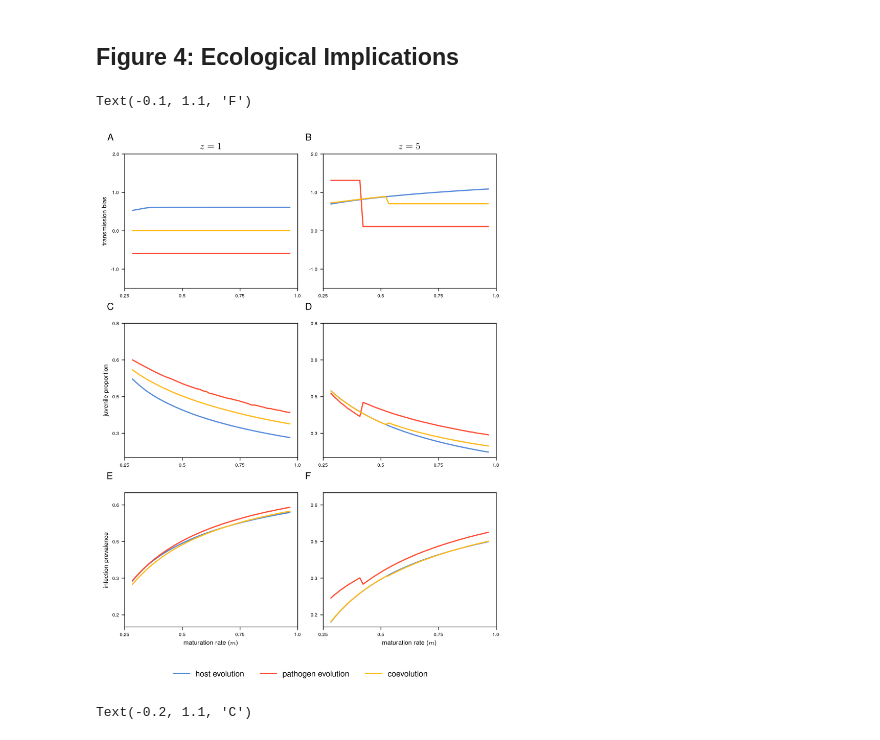
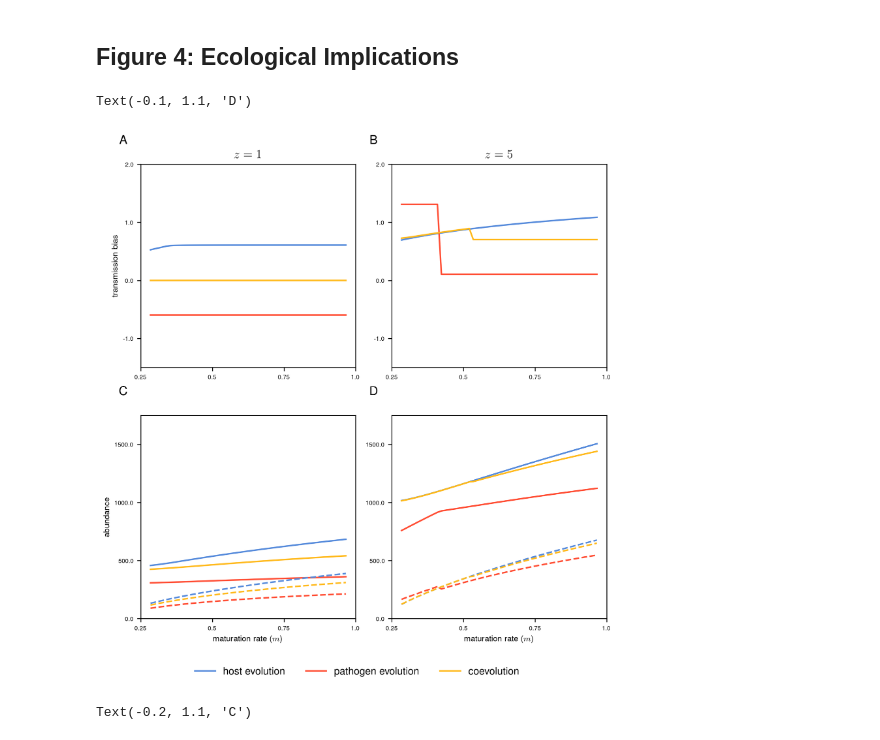
Before and after one commit to svhulse/transmission-coevolution, a Jupyter notebook: figures.ipynb, the cells around one changed output. Drawn from its saved outputs; the diff is of its cells as text; code cells hidden in the pictures.

```diff
--- a/figures.ipynb
+++ b/figures.ipynb
@@ -222,7 +229,7 @@ fig.savefig('figures/fig_3.svg')
 # %% [markdown]
 ## Figure 4: Ecological Implications
 # %%
-fig, ax = plt.subplots(figsize=(7, 9), ncols=2, nrows=3, layout='compressed')
+fig, ax = plt.subplots(figsize=(7, 7), ncols=2, nrows=2, layout='compressed')
 
 z_1 = 1
 z_2 = 5
@@ -251,14 +258,6 @@ Sj_h, Sa_h, Ij_h, Ia_h = host_raster.abundance()
 Sj_p, Sa_p, Ij_p, Ia_p = path_raster.abundance()
 Sj_c, Sa_c, Ij_c, Ia_c = coevol_raster.abundance()
 
-Sj_prop_host = Sj_h / (Sj_h+Sa_h)
-Sj_prop_path = Sj_p / (Sj_p+Sa_p)
-Sj_prop_coevol = Sj_c / (Sj_c+Sa_c)
-
-prev_host = (Ij_h+Ia_h) / (Sj_h+Sa_h+Ij_h+Ia_h)
-prev_path = (Ij_p+Ia_p) / (Sj_p+Sa_p+Ij_p+Ia_p)
-prev_coevol = (Ij_c+Ia_c) / (Sj_c+Sa_c+Ij_c+Ia_c)
-
 ax[0,0].plot(host_ratio[ind_1,:], label='host evolution', color=host_color)
 ax[0,0].plot(path_ratio[ind_1,:], label='pathogen evolution', color=path_color)
 ax[0,0].plot(coevol_ratio[ind_1,:], label='coevolution', color=coevol_color)
@@ -267,59 +266,53 @@ ax[0,1].plot(host_ratio[ind_2,:], label='host evolution', color=host_color)
 ax[0,1].plot(path_ratio[ind_2,:], label='pathogen evolution', color=path_color)
 ax[0,1].plot(coevol_ratio[ind_2,:], label='coevolution', color=coevol_color)
 
-ax[1,0].plot(Sj_prop_host[ind_1,:], label='host evolution', color=host_color)
-ax[1,0].plot(Sj_prop_path[ind_1,:], label='pathogen evolution', color=path_color)
-ax[1,0].plot(Sj_prop_coevol[ind_1,:], label='coevolution', color=coevol_color)
+ax[1,0].plot((Sj_h+Sa_h+Ij_h+Ia_h)[ind_1,:], label='host evolution', color=host_color)
+ax[1,0].plot((Sj_p+Sa_p+Ij_p+Ia_p)[ind_1,:], label='pathogen evolution', color=path_color)
+ax[1,0].plot((Sj_c+Sa_c+Ij_c+Ia_c)[ind_1,:], label='coevolution', color=coevol_color)
 
-ax[1,1].plot(Sj_prop_host[ind_2,:], label='host evolution', color=host_color)
-ax[1,1].plot(Sj_prop_path[ind_2,:], label='pathogen evolution', color=path_color)
-ax[1,1].plot(Sj_prop_coevol[ind_2,:], label='coevolution', color=coevol_color)
+ax[1,1].plot((Sj_h+Sa_h+Ij_h+Ia_h)[ind_2,:], label='host evolution', color=host_color)
+ax[1,1].plot((Sj_p+Sa_p+Ij_p+Ia_p)[ind_2,:], label='pathogen evolution', color=path_color)
+ax[1,1].plot((Sj_c+Sa_c+Ij_c+Ia_c)[ind_2,:], label='coevolution', color=coevol_color)
 
-ax[2,0].plot(prev_host[ind_1,:], label='host evolution', color=host_color)
-ax[2,0].plot(prev_path[ind_1,:], label='pathogen evolution', color=path_color)
-ax[2,0].plot(prev_coevol[ind_1,:], label='coevolution', color=coevol_color)
+ax[1,0].plot((Ij_h + Ia_h)[ind_1,:], linestyle='--', label='host evolution', color=host_color)
+ax[1,0].plot((Ij_p + Ia_p)[ind_1,:], linestyle='--', label='pathogen evolution', color=path_color)
+ax[1,0].plot((Ij_c + Ia_c)[ind_1,:], linestyle='--', label='coevolution', color=coevol_color)
 
-ax[2,1].plot(prev_host[ind_2,:], label='host evolution', color=host_color)
-ax[2,1].plot(prev_path[ind_2,:], label='pathogen evolution', color=path_color)
-ax[2,1].plot(prev_coevol[ind_2,:], label='coevolution', color=coevol_color)
+ax[1,1].plot((Ij_h + Ia_h)[ind_2,:], linestyle='--', label='host evolution', color=host_color)
+ax[1,1].plot((Ij_p + Ia_p)[ind_2,:], linestyle='--', label='pathogen evolution', color=path_color)
+ax[1,1].plot((Ij_c + Ia_c)[ind_2,:], linestyle='--', label='coevolution', color=coevol_color)
 
 ax[0,0].set_ylim(-1.5, 2)
 ax[0,1].set_ylim(-1.5, 2)
 
-ax[1,0].set_ylim(0.2, 0.75)
-ax[1,1].set_ylim(0.2, 0.75)
-
-ax[2,0].set_ylim(0.1, 0.65)
-ax[2,1].set_ylim(0.1, 0.65)
+ax[1,0].set_ylim(0, 1750)
+ax[1,1].set_ylim(0, 1750)
 
 for axis in ax.reshape(-1):
     axis.yaxis.set_major_locator(matplotlib.ticker.MaxNLocator(nbins=4))
     axis.yaxis.set_major_formatter(matplotlib.ticker.FormatStrFormatter('%.1f'))
 
 ax[0,0].set_title(r'$z=1$')
 ax[0,1].set_title(r'$z=5$')
 
 ax[0,0].set_ylabel('transmission bias')
-ax[1,0].set_ylabel('juvenile proportion')
-ax[2,0].set_ylabel('infection prevalence')
+ax[1,0].set_ylabel('abundance')
 
-ax[2,0].set_xlabel(r'maturation rate ($m$)')
-ax[2,1].set_xlabel(r'maturation rate ($m$)')
+ax[1,0].set_xlabel(r'maturation rate ($m$)')
+ax[1,1].set_xlabel(r'maturation rate ($m$)')
 
 for axis in ax.reshape(-1): label_xaxis(axis)
 
 lines, labels = ax[0,0].get_legend_handles_labels()
 fig.legend(lines, labels, ncol=3, loc='center', bbox_to_anchor=(0.5, -0.05), frameon=False)
 
 ax[0,0].annotate("A", xy=(-0.1, 1.1), xycoords="axes fraction", fontsize=plot_label_size)
 ax[0,1].annotate("B", xy=(-0.1, 1.1), xycoords="axes fraction", fontsize=plot_label_size)
 ax[1,0].annotate("C", xy=(-0.1, 1.1), xycoords="axes fraction", fontsize=plot_label_size)
 ax[1,1].annotate("D", xy=(-0.1, 1.1), xycoords="axes fraction", fontsize=plot_label_size)
-ax[2,0].annotate("E", xy=(-0.1, 1.1), xycoords="axes fraction", fontsize=plot_label_size)
-ax[2,1].annotate("F", xy=(-0.1, 1.1), xycoords="axes fraction", fontsize=plot_label_size)
 # %% [output]
-Text(-0.1, 1.1, 'F')
+Text(-0.1, 1.1, 'D')
-[figure, old version]
+[figure, new version]
 # %%
 fig.savefig('figures/fig_4.svg')
 # %%
```
Also changed, not shown: parts of 1 cell of this notebook, 8 other files.
